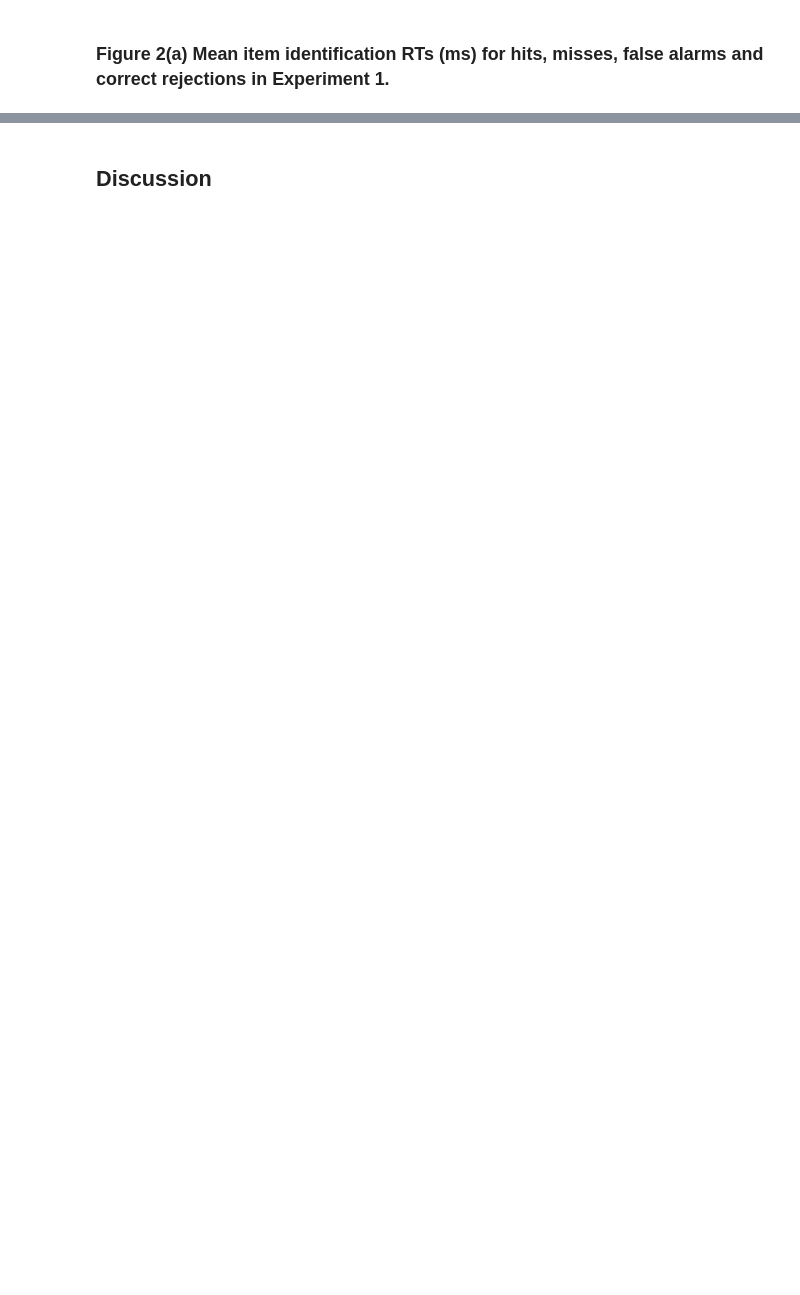
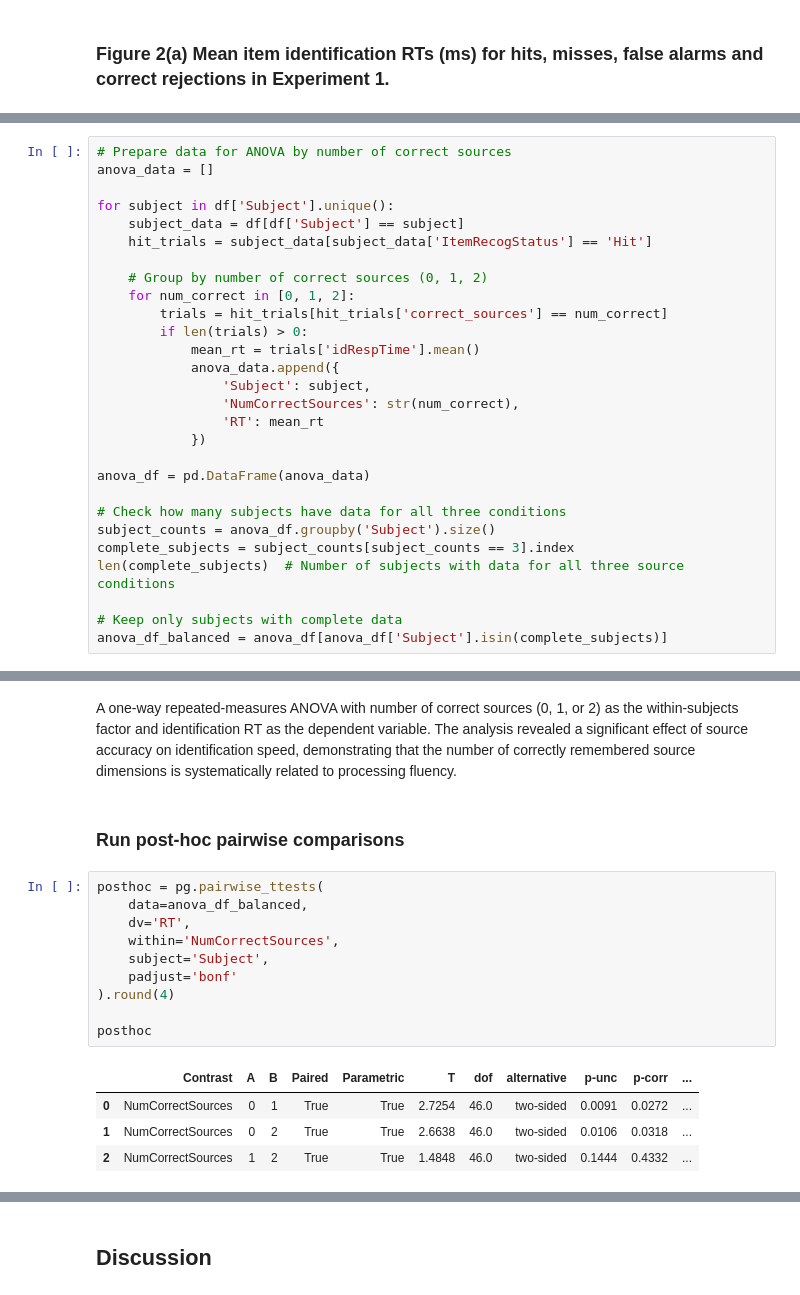
Before and after one commit to LinzanLiu/datascipsych_finalproject, a Jupyter notebook: jupyter/replication.ipynb, the cells around one changed output, grey strips where cells are left out. Drawn from its saved outputs; the diff is of its cells as text; blank space fills up the shorter version.

```diff
--- a/jupyter/replication.ipynb
+++ b/jupyter/replication.ipynb
@@ -515,0 +557,28 @@ At present, there are certain differences between the variance analysis results
+# %%
+# Prepare data for ANOVA by number of correct sources
+anova_data = []
+
+for subject in df['Subject'].unique():
+    subject_data = df[df['Subject'] == subject]
+    hit_trials = subject_data[subject_data['ItemRecogStatus'] == 'Hit']
+
+    # Group by number of correct sources (0, 1, 2)
+    for num_correct in [0, 1, 2]:
+        trials = hit_trials[hit_trials['correct_sources'] == num_correct]
+        if len(trials) > 0:
+            mean_rt = trials['idRespTime'].mean()
+            anova_data.append({
+                'Subject': subject,
+                'NumCorrectSources': str(num_correct),
+                'RT': mean_rt
+            })
+
+anova_df = pd.DataFrame(anova_data)
+
+# Check how many subjects have data for all three conditions
+subject_counts = anova_df.groupby('Subject').size()
+complete_subjects = subject_counts[subject_counts == 3].index
+len(complete_subjects)  # Number of subjects with data for all three source conditions
+
+# Keep only subjects with complete data
+anova_df_balanced = anova_df[anova_df['Subject'].isin(complete_subjects)]
@@ -515,0 +600,19 @@ At present, there are certain differences between the variance analysis results
+# %% [markdown]
+A one-way repeated-measures ANOVA with number of correct sources (0, 1, or 2) as the within-subjects factor and identification RT as the dependent variable. The analysis revealed a significant effect of source accuracy on identification speed, demonstrating that the number of correctly remembered source dimensions is systematically related to processing fluency.
+# %% [markdown]
+### Run post-hoc pairwise comparisons
+# %%
+posthoc = pg.pairwise_ttests(
+    data=anova_df_balanced,
+    dv='RT',
+    within='NumCorrectSources',
+    subject='Subject',
+    padjust='bonf'
+).round(4)
+
+posthoc
+# %% [output]
+|  | Contrast | A | B | Paired | Parametric | T | dof | alternative | p-unc | p-corr | ... |
+| 0 | NumCorrectSources | 0 | 1 | True | True | 2.7254 | 46.0 | two-sided | 0.0091 | 0.0272 | ... |
+| 1 | NumCorrectSources | 0 | 2 | True | True | 2.6638 | 46.0 | two-sided | 0.0106 | 0.0318 | ... |
+| 2 | NumCorrectSources | 1 | 2 | True | True | 1.4848 | 46.0 | two-sided | 0.1444 | 0.4332 | ... |
```
Also changed, not shown: parts of 104 cells of this notebook, 6 other files.
